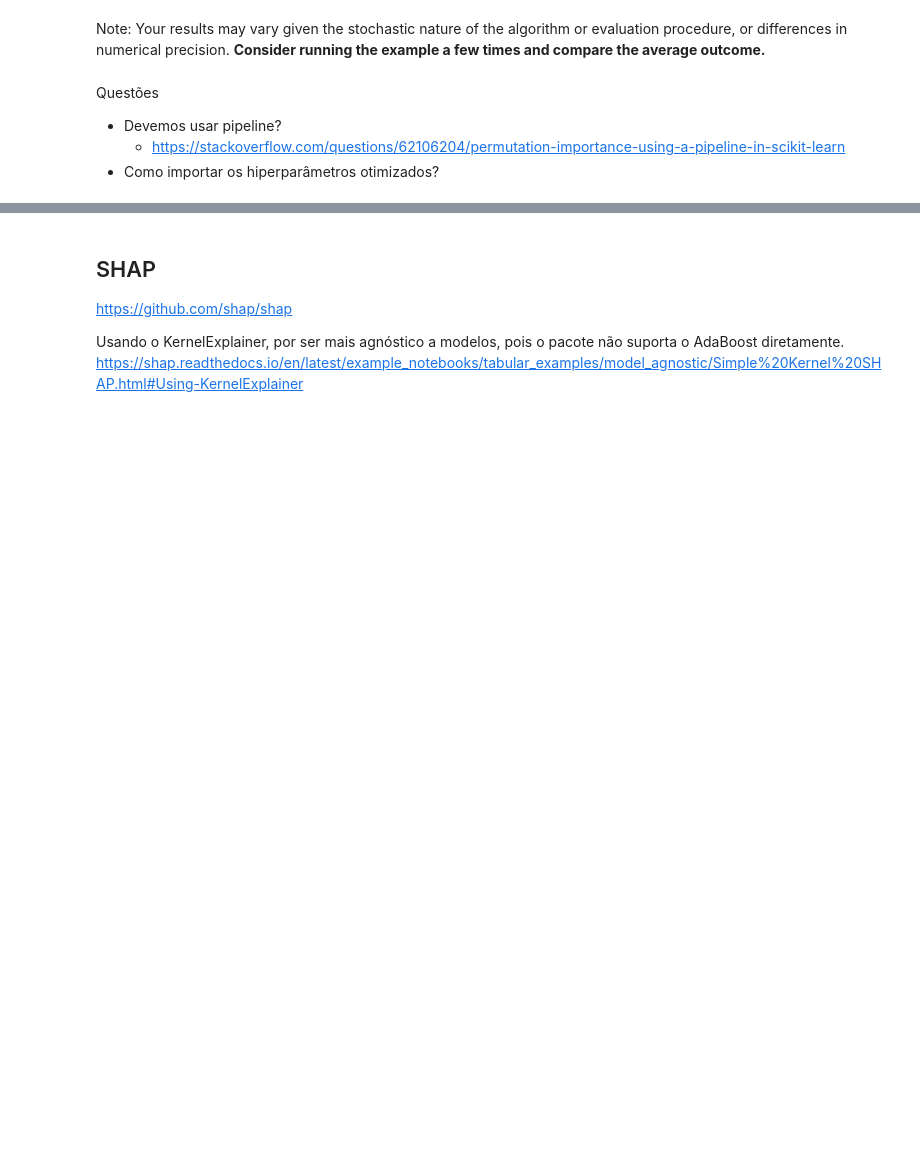
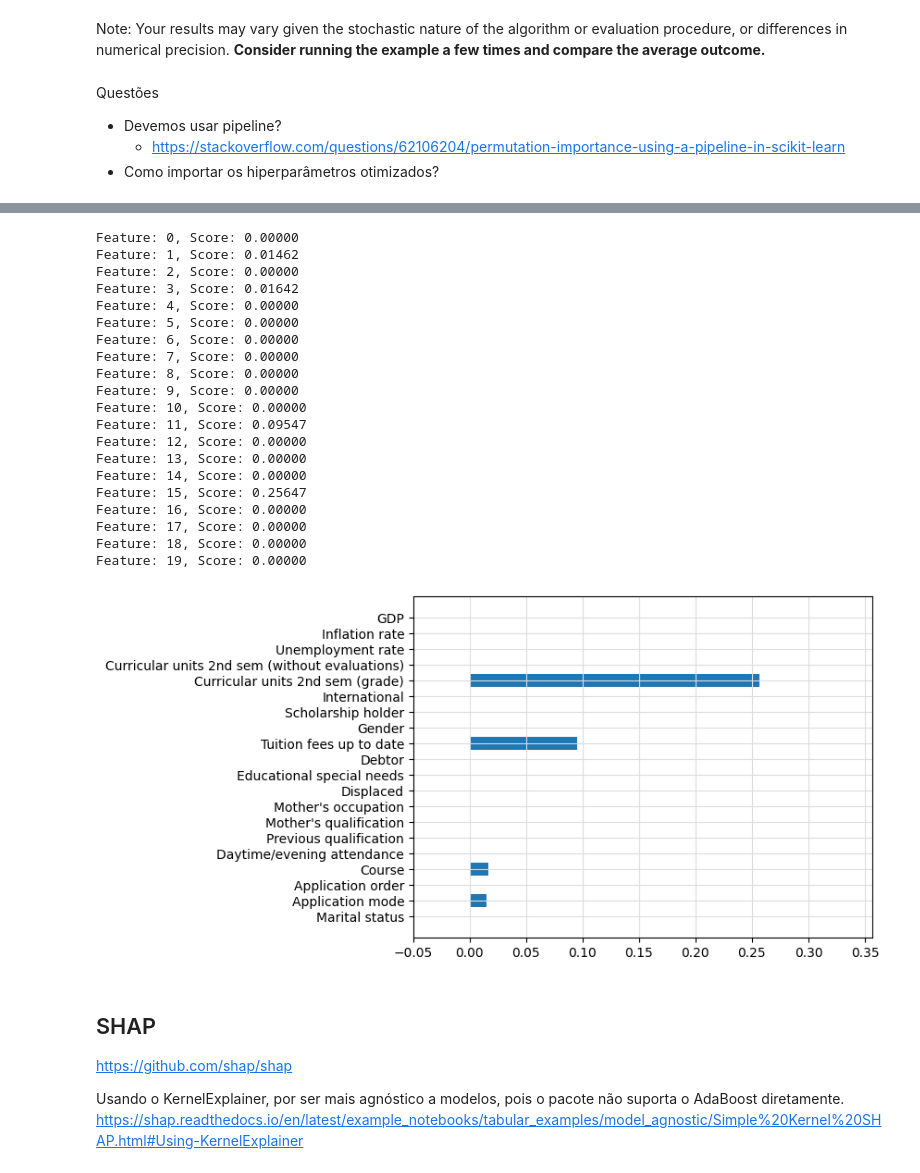
Before and after one commit to leonardoazzi/ipp-student-dropout, a Jupyter notebook: src/t2-interpretabilidade.ipynb, the cells around one changed output, grey strips where cells are left out. Cells and saved outputs as stored; diff of their text form; code cells hidden in the pictures; blank space fills up the shorter version.

Commit message:
Ajusta pipeline selectkbest, carrega hiperparâmetros otimizados para análise

```diff
--- a/src/t2-interpretabilidade.ipynb
+++ b/src/t2-interpretabilidade.ipynb
@@ -66,0 +80,8 @@ print(X.shape, y.shape)
+# %%
+# Algoritmos selecionados para otimização de hiperparâmetros
+
+lr = LogisticRegression()
+abc = AdaBoostClassifier()
+svmachine = svm.SVC(probability=True)
+
+algo_dict = {'Logistic Regression': lr, 'AdaBoost': abc, 'SVM': svmachine}
@@ -108,7 +128,7 @@ abc = AdaBoostClassifier(n_estimators=400,learning_rate=1.0121333788522355)
 def make_pipeline(model):
     steps = list()
 
-    steps.append(('Feature Selection', SelectKBest(k=10)))
+    steps.append(('Feature Selection', SelectKBest(k=4, score_func=mutual_info_classif)))
     steps.append(('Normalização', StandardScaler()))
     steps.append(('Balanceamento da classe minoritária', SMOTE(sampling_strategy='minority')))
     steps.append(('Modelo', model))
@@ -119,0 +142,11 @@ def make_pipeline(model):
+# %%
+import ast
+
+optimal_hyperparams = pd.read_csv("./data/otimizacao-hiperparams.csv")
+result = optimal_hyperparams.iloc[2]
+best_params = result.iloc[0]
+display(optimal_hyperparams)
+
+# Convert the string representation of the dictionary to an actual dictionary
+best_params_dict = ast.literal_eval(best_params)
+print(best_params_dict)
@@ -119,0 +165,6 @@ def make_pipeline(model):
+# %%
+model = make_pipeline(model=algo_dict['AdaBoost'])
+model.set_params(Modelo__n_estimators = best_params_dict['Modelo__n_estimators'],
+                         Modelo__learning_rate = best_params_dict['Modelo__learning_rate'])
+
+model.fit(X, y)
@@ -136,29 +199,48 @@ print(column_indices)
 # %%
-pipeline = make_pipeline(abc)
-pipeline.fit(X, y)
-
 # perform permutation importance
-results = permutation_importance(pipeline, X, y, scoring='f1')
+results = permutation_importance(model, X, y, scoring='f1')
 importance = results.importances_mean
 
 # summarize feature importance
 for i,v in enumerate(importance):
 	print('Feature: %0d, Score: %.5f' % (i,v))
 
 # plot feature importance
 ax = plt.barh([x for x in range(len(importance))], importance)
 
 # Show the major grid and style it slightly.
 plt.grid(which='major', color='#DDDDDD', linewidth=0.8)
 # Show the minor grid as well. Style it in very light gray as a thin,
 # dotted line.
 plt.grid(which='minor', color='#EEEEEE', linestyle=':', linewidth=0.5)
 
 # Fixa o eixo x do gráfico
 plt.xlim(-0.05, max(importance) + 0.1)
 plt.yticks(ticks=range(len(importance)), labels=[column for column in list(column_indices.keys())[:len(importance)]], rotation=0)
 
 plt.show()
+# %% [output]
+Feature: 0, Score: 0.00000
+Feature: 1, Score: 0.01462
+Feature: 2, Score: 0.00000
+Feature: 3, Score: 0.01642
+Feature: 4, Score: 0.00000
+Feature: 5, Score: 0.00000
+Feature: 6, Score: 0.00000
+Feature: 7, Score: 0.00000
+Feature: 8, Score: 0.00000
+Feature: 9, Score: 0.00000
+Feature: 10, Score: 0.00000
+Feature: 11, Score: 0.09547
+Feature: 12, Score: 0.00000
+Feature: 13, Score: 0.00000
+Feature: 14, Score: 0.00000
+Feature: 15, Score: 0.25647
+Feature: 16, Score: 0.00000
+Feature: 17, Score: 0.00000
+Feature: 18, Score: 0.00000
+Feature: 19, Score: 0.00000
+[figure, added]
 # %% [markdown]
 ## SHAP
 
```
Also changed, not shown: parts of 15 cells of this notebook.
